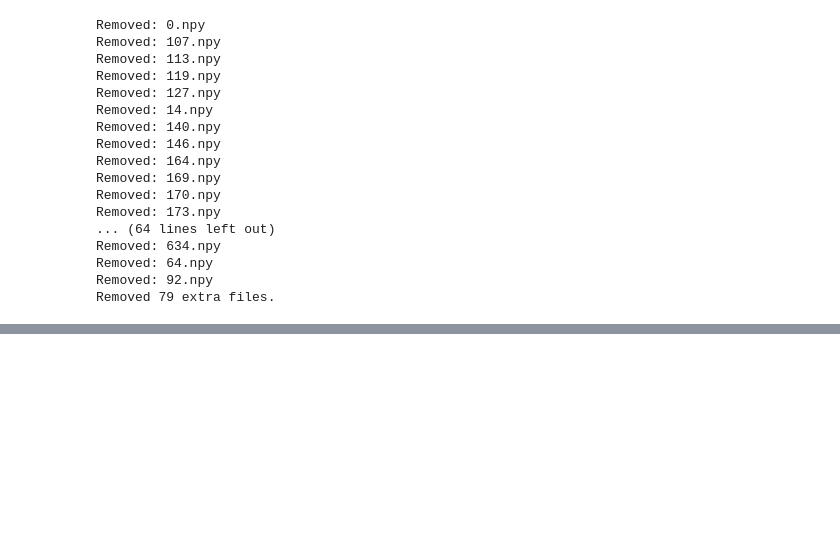
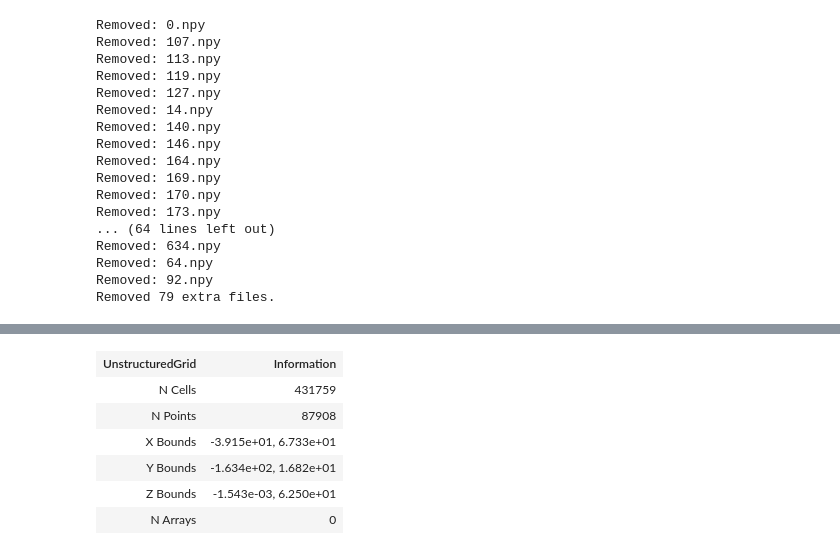
Before and after one commit to mishramlan/JEB-structural-simulation, a Jupyter notebook: Notebooks/design_outlier_detection.ipynb, the cells around one changed output, grey strips where cells are left out. Saved outputs shown, nothing was run; the diff lists cells and outputs as text; code cells hidden in the pictures; blank space fills up the shorter version.

```diff
--- a/Notebooks/design_outlier_detection.ipynb
+++ b/Notebooks/design_outlier_detection.ipynb
@@ -347,0 +408,11 @@ Removed 79 extra files.
+# %%
+mesh = pv.read("/Users/User/Documents/Project_JEB/JEB_Data/SimJEB_volmesh_(vtk)/4.vtk")
+mesh
+# %% [output]
+| UnstructuredGrid | Information |
+| N Cells | 431759 |
+| N Points | 87908 |
+| X Bounds | -3.915e+01, 6.733e+01 |
+| Y Bounds | -1.634e+02, 1.682e+01 |
+| Z Bounds | -1.543e-03, 6.250e+01 |
+| N Arrays | 0 |
```
Also changed, not shown: parts of 2 cells of this notebook, 6 other files.
